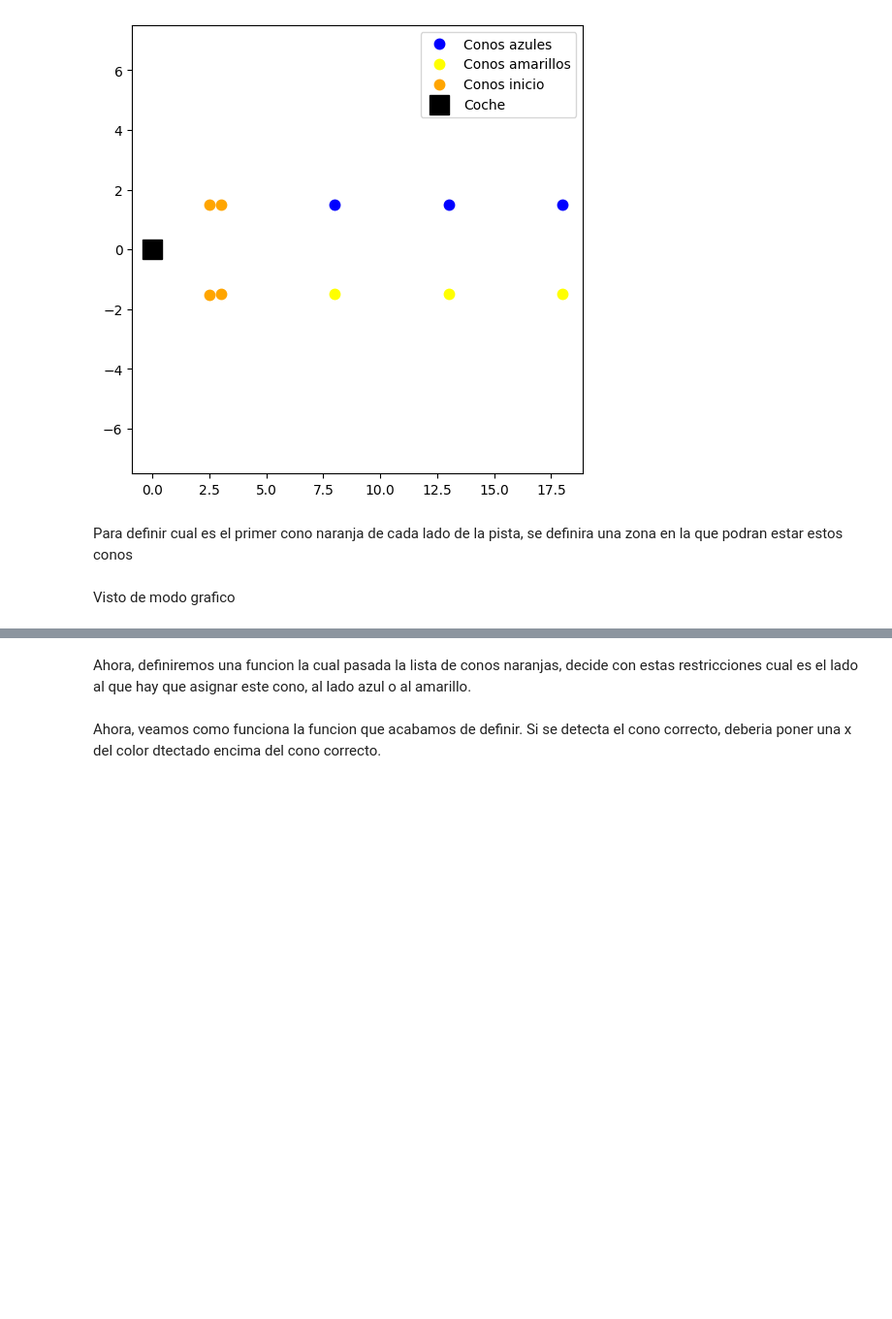
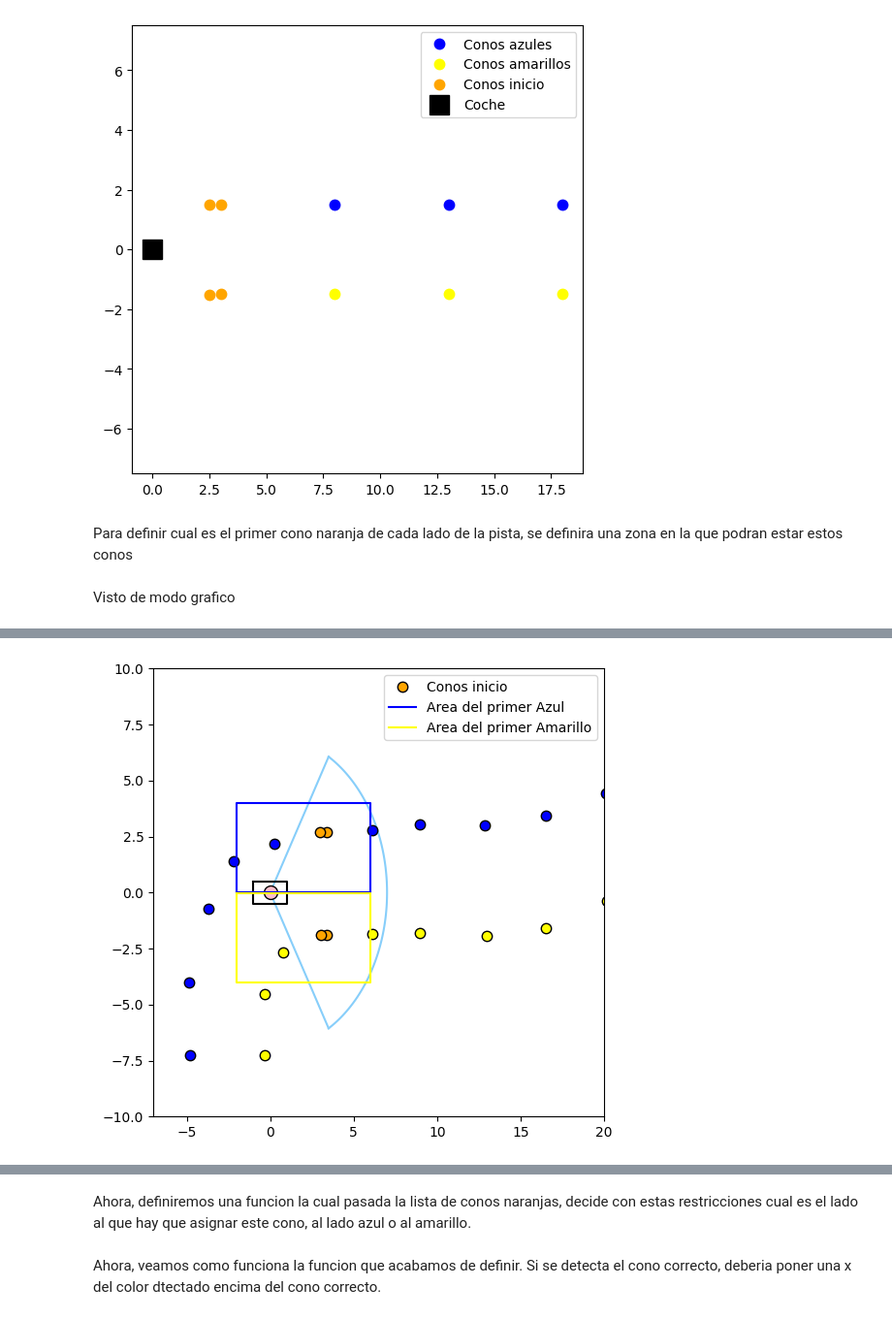
Before and after one commit to ortiwii/tfg-modulo-planificacion, a Jupyter notebook: notebooks/Track Boundings.ipynb, the cells around one changed output, grey strips where cells are left out. Shown at 97% size. Drawn from its saved outputs; the diff is of its cells as text; code cells hidden in the pictures; blank space fills up the shorter version.

```diff
--- a/notebooks/Track Boundings.ipynb
+++ b/notebooks/Track Boundings.ipynb
@@ -49,0 +52,35 @@ plt.show()
+# %%
+import pickle
+def load_map(file_path):
+    with open(file_path, "rb") as fp:
+        return pickle.load(fp)
+    return
+mapa = load_map('../tracks/pista-00.map')
+blue = mapa['azules']
+yellow = mapa['amarillos']
+orange_big = mapa['naranjas_grandes']
+coche = np.array([[-1, 0.5], [1, 0.5], [1, -0.5], [-1, -0.5], [-1, 0.5]])
+figure, axes = plt.subplots(figsize=(6, 6))
+
+radius = 7
+theta = np.linspace(-np.pi/3,np.pi/3, 100)
+x_vista = np.array(radius * np.cos(theta))
+y_vista = np.array(radius * np.sin(theta))
+rango = np.array([[x_vista[0], y_vista[0]], [0.0, 0.0], [x_vista[-1], y_vista[-1]]])
+plt.plot(x_vista, y_vista, color='#87CEFA')
+plt.plot(rango[:,0], rango[:, 1], '-', color='#87CEFA')
+
+plt.plot(blue[:, 0], blue[:,1] , '.', color='blue', markersize=15,   markeredgecolor='black')
+plt.plot(yellow[:, 0], yellow[:, 1],'.', color='yellow', markersize=15,  markeredgecolor='black')
+plt.plot(orange_big[:, 0], orange_big[:, 1],'.',color='orange', markersize=15, label='Conos inicio',  markeredgecolor='black')
+# plt.plot(orange_big[:, 0], orange_big[:, 1], 'x', markersize=10, color='blue')
+plt.plot(coche[:,0], coche[:,1], '-', color='black')
+plt.plot(0,0,'o', markersize = 10, markerfacecolor='pink',  markeredgecolor='black')
+plt.plot(firstBlue[:,0] , firstBlue[:,1],'-', color = 'blue', label = 'Area del primer Azul',  markeredgecolor='black')
+plt.plot(firstYellow[:,0] , firstYellow[:,1],'-', color = 'yellow', label = 'Area del primer Amarillo',  markeredgecolor='black')
+plt.legend()
+plt.ylim([-10,10])
+plt.xlim([-7,20])
+plt.show()
+# %% [output]
+[figure, added]
```
Also changed, not shown: parts of 5 cells of this notebook, 10 other files.
